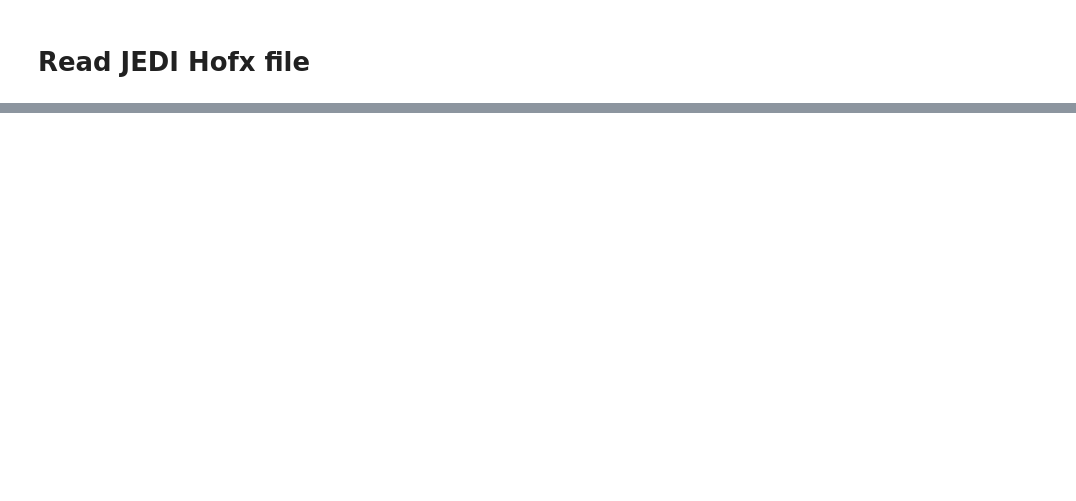
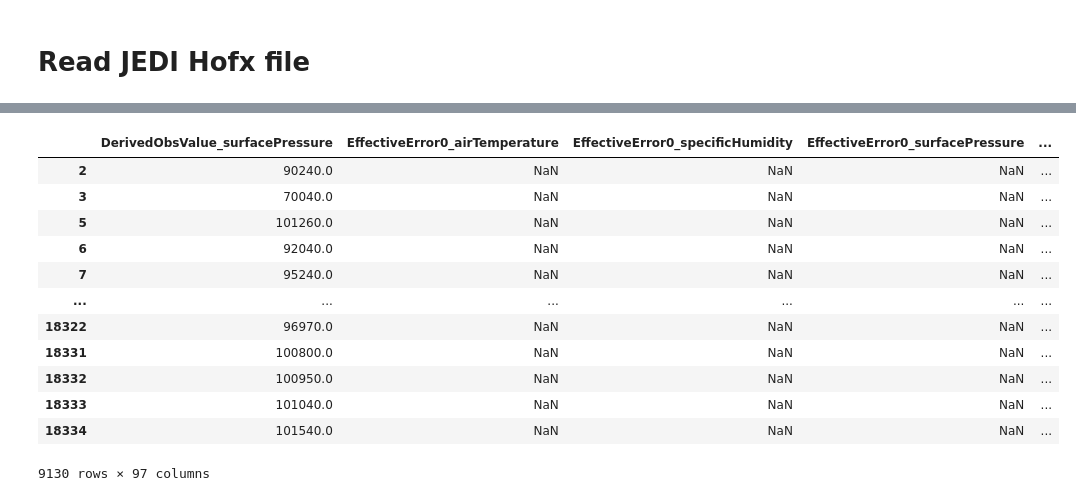
Before and after one commit to NOAA-GSL/pyDAmonitor, a Jupyter notebook: code/jedi_diag_explore.ipynb, the cells around one changed output, grey strips where cells are left out. Cells and saved outputs as stored; diff of their text form; code cells hidden in the pictures; blank space fills up the shorter version.

```diff
--- a/code/jedi_diag_explore.ipynb
+++ b/code/jedi_diag_explore.ipynb
@@ -46,9 +28,14 @@ print(f.dimensions)
 # %%
+data_dict = {}
+
 for group in f.groups.values():
-    print(f'{group.name}\n')
+    print(f'--- {group.name} ---\n')
     for grp in group.variables.values():
         print(grp.name)
 #         print(type(grp[:]))
         data = grp[:]
+        data_dict[f"{group.name}_{grp.name}"] = data
     print("\n")
+
+df = pd.DataFrame(data_dict)
 # %% [output]
@@ -92,0 +109,16 @@ for i in data:
+# %%
+dfs['ObsValue_airTemperature']
+# %% [output]
+|  | DerivedObsValue_surfacePressure | EffectiveError0_airTemperature | EffectiveError0_specificHumidity | EffectiveError0_surfacePressure | ... |
+| 2 | 90240.0 | NaN | NaN | NaN | ... |
+| 3 | 70040.0 | NaN | NaN | NaN | ... |
+| 5 | 101260.0 | NaN | NaN | NaN | ... |
+| 6 | 92040.0 | NaN | NaN | NaN | ... |
+| 7 | 95240.0 | NaN | NaN | NaN | ... |
+| ... | ... | ... | ... | ... | ... |
+| 18322 | 96970.0 | NaN | NaN | NaN | ... |
+| 18331 | 100800.0 | NaN | NaN | NaN | ... |
+| 18332 | 100950.0 | NaN | NaN | NaN | ... |
+| 18333 | 101040.0 | NaN | NaN | NaN | ... |
+| 18334 | 101540.0 | NaN | NaN | NaN | ... |
+9130 rows × 97 columns
```
Also changed, not shown: parts of 15 cells of this notebook, 9 other files.
